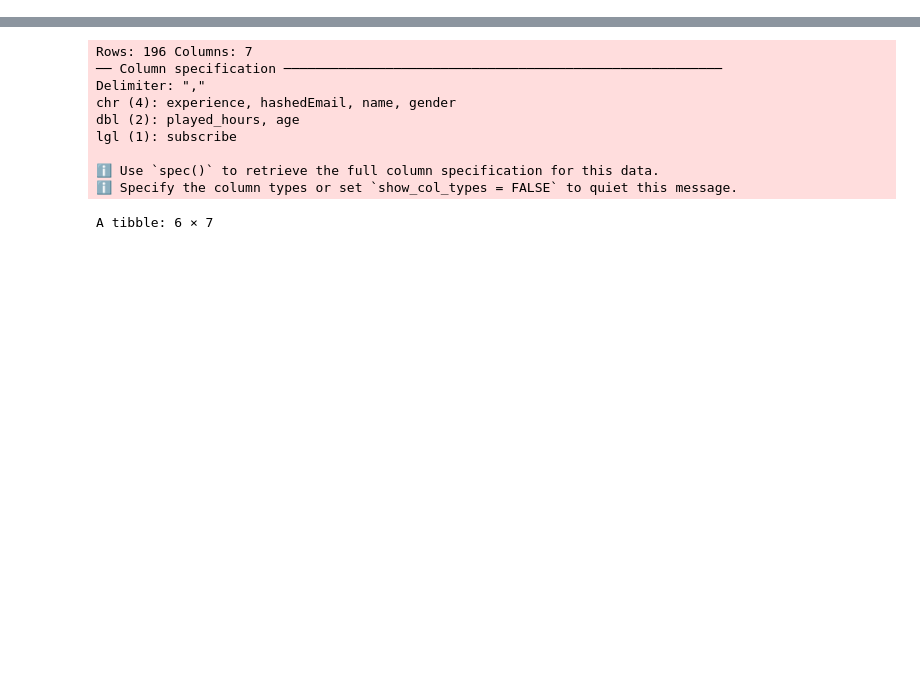
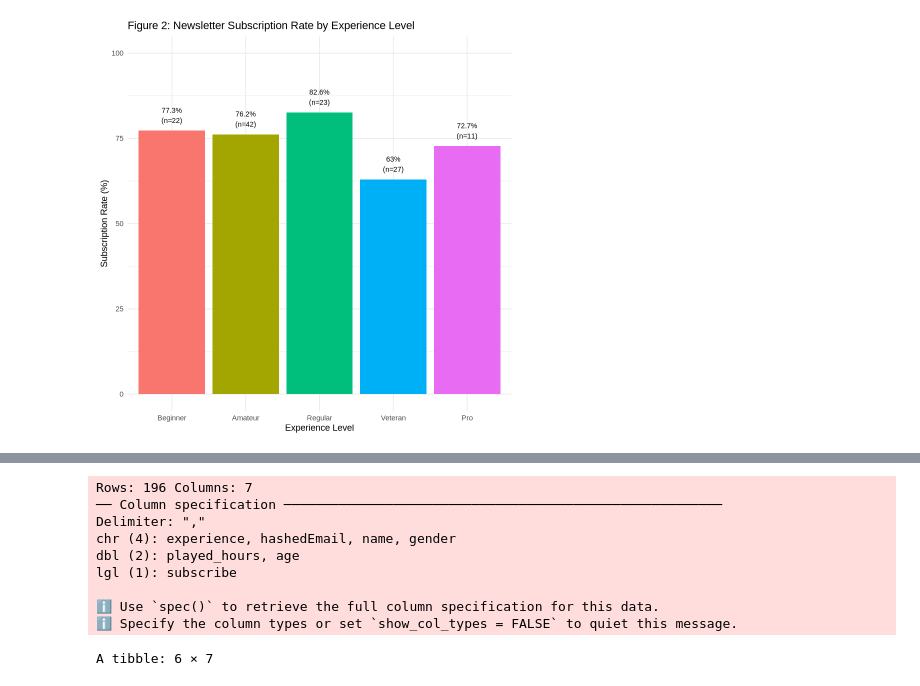
Before and after one commit to garyzhang25/DSCI-100-Group-Project, a Jupyter notebook: group_dsci.ipynb, the cells around one changed output, grey strips where cells are left out. Saved outputs shown, nothing was run; the diff lists cells and outputs as text; code cells hidden in the pictures; blank space fills up the shorter version.

```diff
--- a/group_dsci.ipynb
+++ b/group_dsci.ipynb
@@ -81,0 +334,4 @@ The merged dataset *clean_data*, contains 124 observations and 3 variables, `sub
+# %%
+plot2
+# %% [output]
+[figure, added]
```
Also changed, not shown: parts of 12 cells of this notebook.
